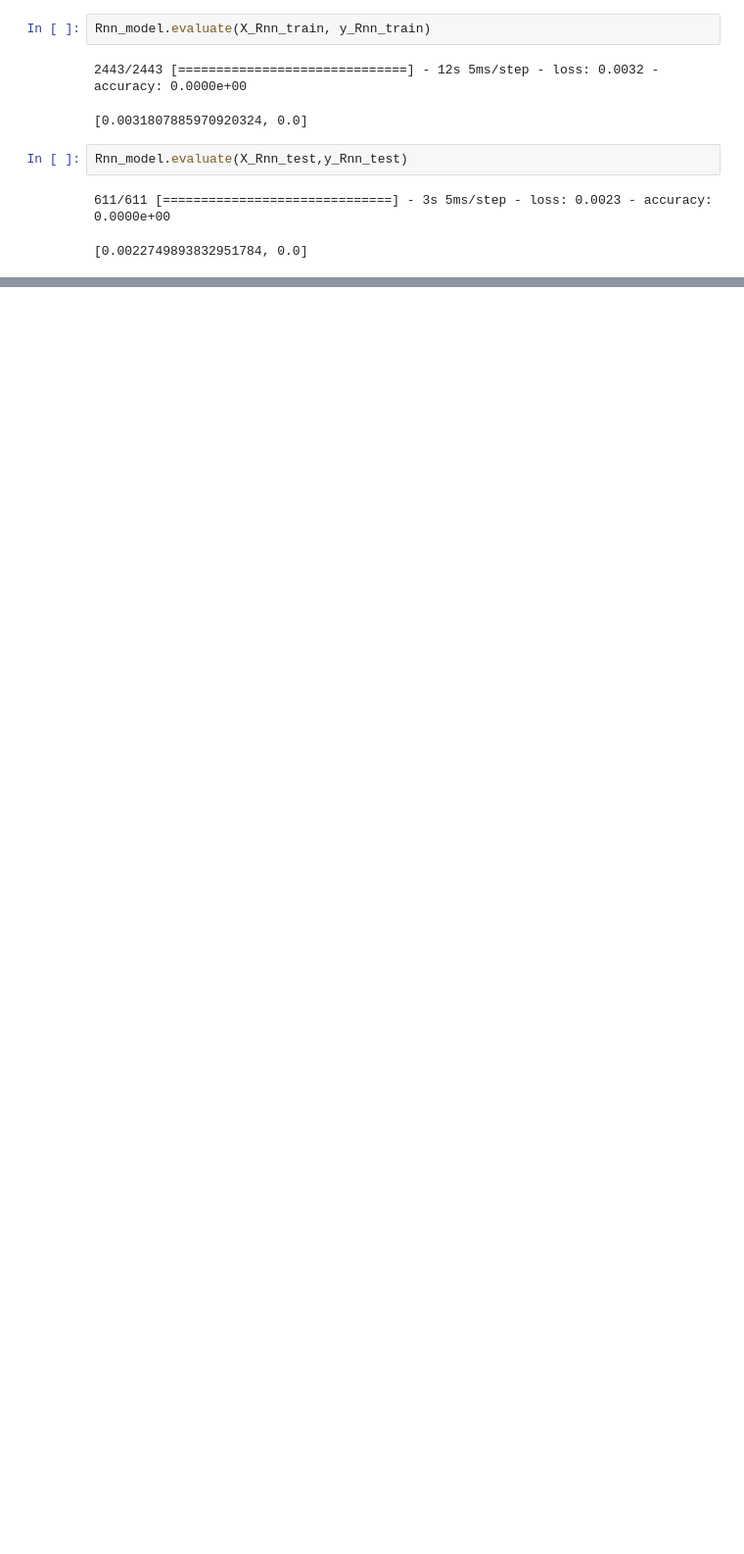
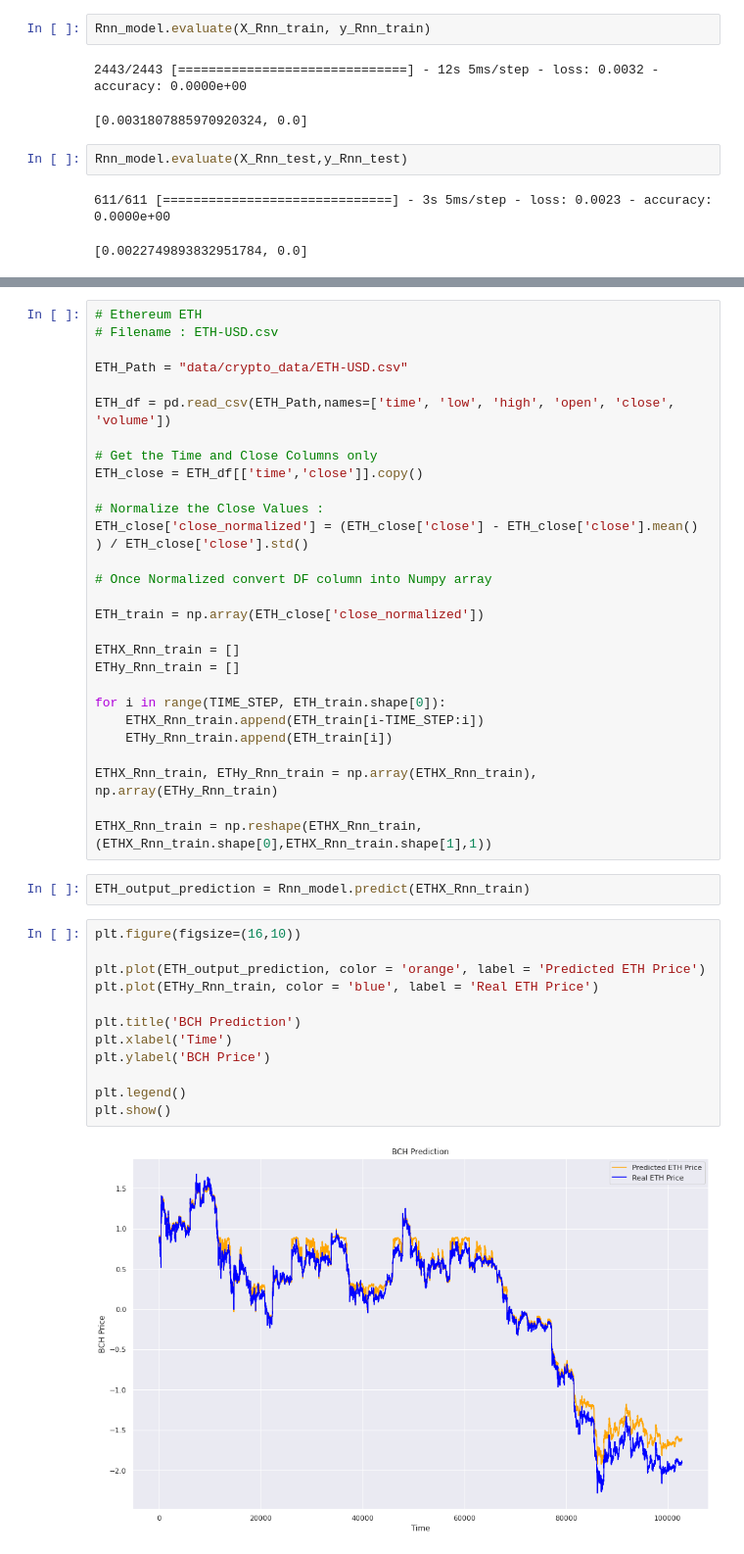
Before and after one commit to VijayKalmath/Stock-Prediction-usingLSTM, a Jupyter notebook: BTC-Stock-Prediction-usingLSTM.ipynb, the cells around one changed output, grey strips where cells are left out. Shown at 98% size. Drawn from its saved outputs; the diff is of its cells as text; blank space fills up the shorter version.

```diff
--- a/BTC-Stock-Prediction-usingLSTM.ipynb
+++ b/BTC-Stock-Prediction-usingLSTM.ipynb
@@ -349,0 +404,44 @@ Rnn_model.evaluate(X_Rnn_test,y_Rnn_test)
+# %%
+# Ethereum ETH
+# Filename : ETH-USD.csv
+
+ETH_Path = "data/crypto_data/ETH-USD.csv"
+
+ETH_df = pd.read_csv(ETH_Path,names=['time', 'low', 'high', 'open', 'close', 'volume'])
+
+# Get the Time and Close Columns only
+ETH_close = ETH_df[['time','close']].copy()
+
+# Normalize the Close Values :
+ETH_close['close_normalized'] = (ETH_close['close'] - ETH_close['close'].mean() ) / ETH_close['close'].std()
+
+# Once Normalized convert DF column into Numpy array
+
+ETH_train = np.array(ETH_close['close_normalized'])
+
+ETHX_Rnn_train = []
+ETHy_Rnn_train = []
+
+for i in range(TIME_STEP, ETH_train.shape[0]):
+    ETHX_Rnn_train.append(ETH_train[i-TIME_STEP:i])
+    ETHy_Rnn_train.append(ETH_train[i])
+
+ETHX_Rnn_train, ETHy_Rnn_train = np.array(ETHX_Rnn_train), np.array(ETHy_Rnn_train)
+
+ETHX_Rnn_train = np.reshape(ETHX_Rnn_train,(ETHX_Rnn_train.shape[0],ETHX_Rnn_train.shape[1],1))
+# %%
+ETH_output_prediction = Rnn_model.predict(ETHX_Rnn_train)
+# %%
+plt.figure(figsize=(16,10))
+
+plt.plot(ETH_output_prediction, color = 'orange', label = 'Predicted ETH Price')
+plt.plot(ETHy_Rnn_train, color = 'blue', label = 'Real ETH Price')
+
+plt.title('BCH Prediction')
+plt.xlabel('Time')
+plt.ylabel('BCH Price')
+
+plt.legend()
+plt.show()
+# %% [output]
+[figure, added]
```
Also changed, not shown: parts of 12 cells of this notebook.
